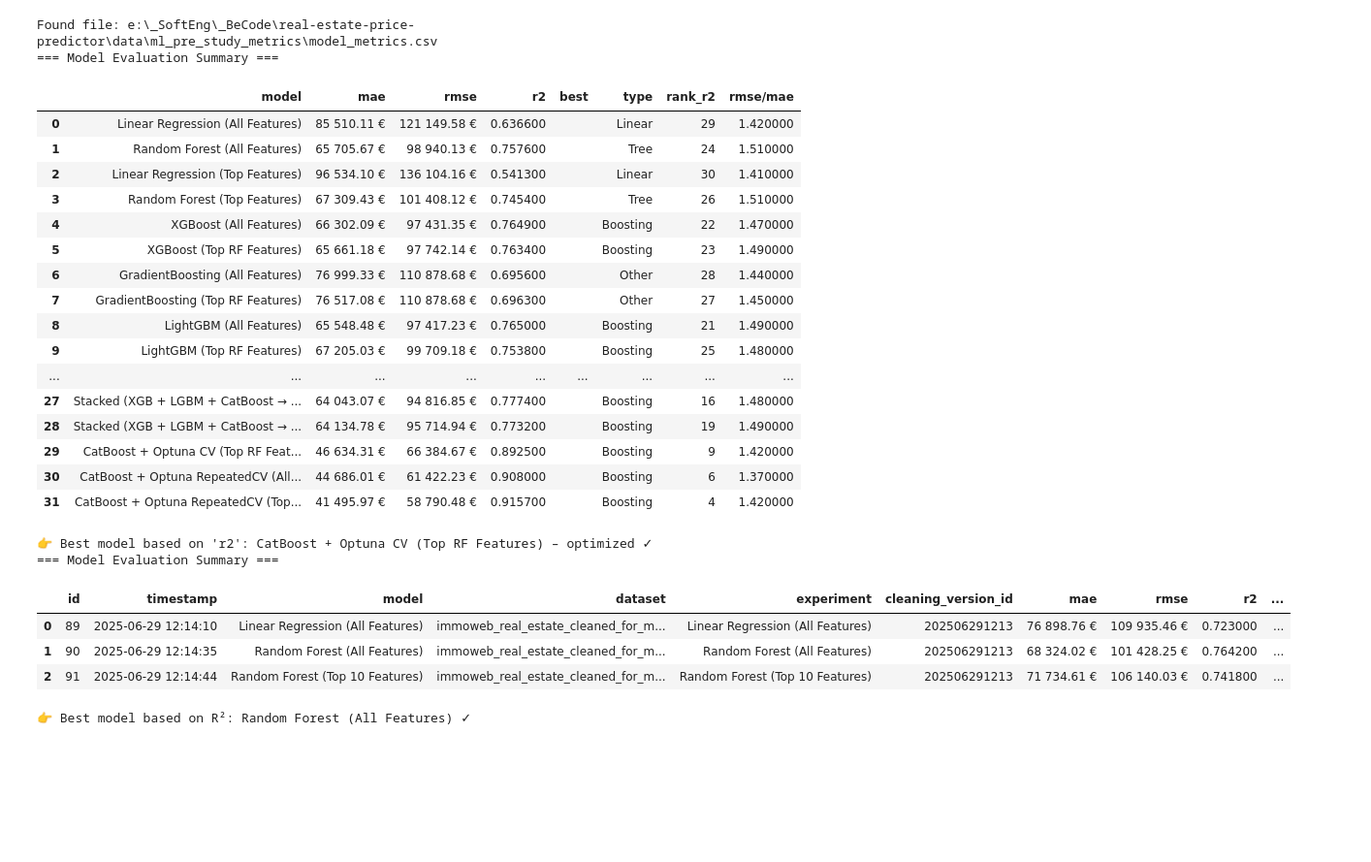
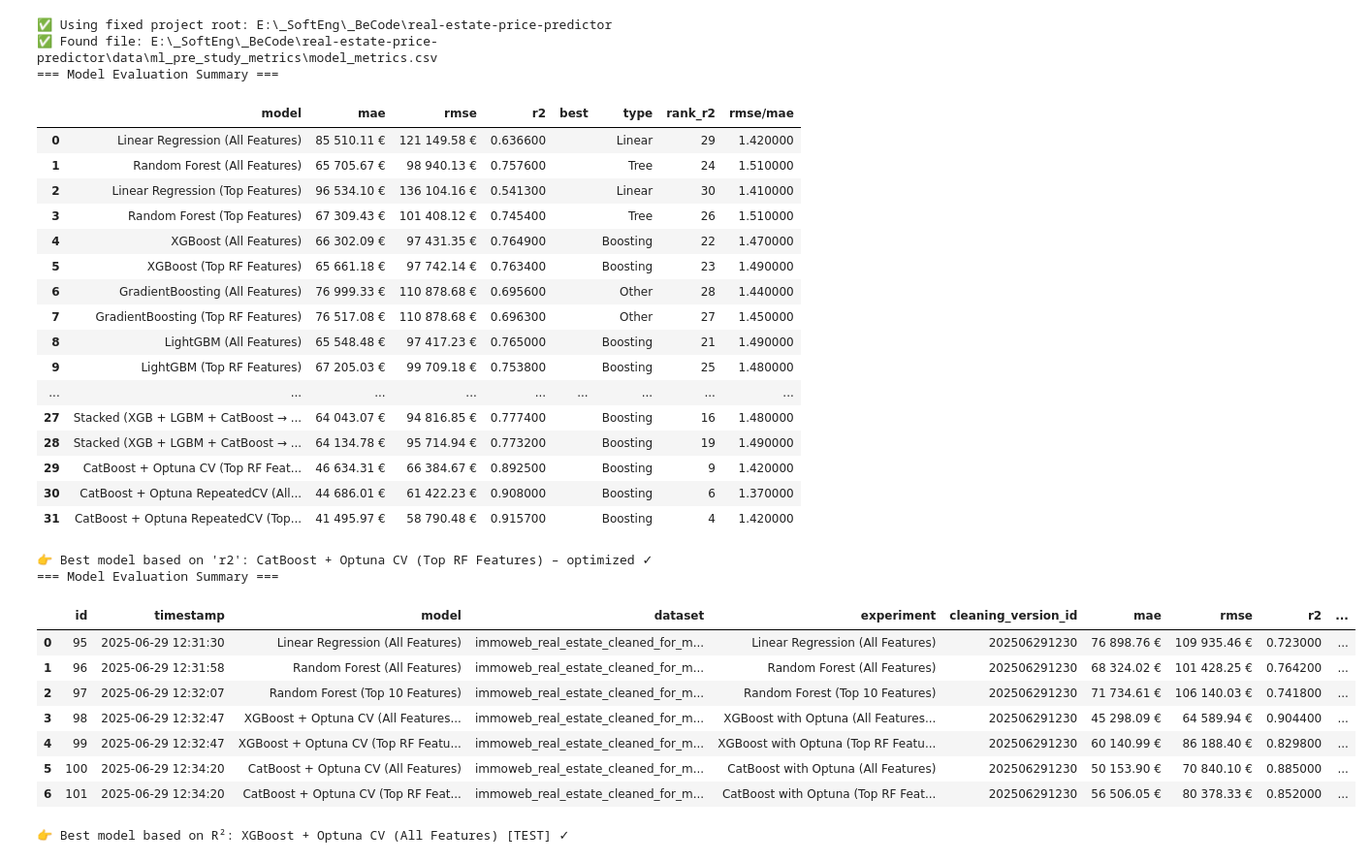
Before and after one commit to meganmarchale/real-estate-price-predictor, a Jupyter notebook: notebooks/pipeline/070_evaluation.ipynb, the cells around one changed output. Shown at 97% size. Saved outputs shown, nothing was run; the diff lists cells and outputs as text; code cells hidden in the pictures; blank space fills up the shorter version.

```diff
--- a/notebooks/pipeline/070_evaluation.ipynb
+++ b/notebooks/pipeline/070_evaluation.ipynb
@@ -3,27 +3,26 @@
 import os
 import sys
 import pandas as pd
+from pathlib import Path
 
-# === [1. Add project root to Python path dynamically] ===
-# This ensures imports work no matter where the script is launched from
-notebook_dir = os.getcwd()
-project_root = os.path.abspath(os.path.join(notebook_dir, "..", ".."))
-sys.path.append(project_root)
+# === [1. FORCING project root manually (bypass detection)] ===
+project_root = Path("E:/_SoftEng/_BeCode/real-estate-price-predictor")
+sys.path.append(str(project_root))
+print(f"✅ Using fixed project root: {project_root}")
 
-# === [2. Local imports from the project] ===
+# === [2. Local imports from utils] ===
 from utils.experiment_tracker import ExperimentTracker
 from utils.constants import METRICS_DB_PATH, CLEANED_DIR
 from utils.model_evaluator import ModelEvaluator
 from utils.model_table import ModelComparativeTable
 
 # === [3. Build absolute path to pre-study CSV file] ===
-csv_relative_path = os.path.join("data", "ml_pre_study_metrics", "model_metrics.csv")
-model_pre_study_path = os.path.abspath(os.path.join(project_root, csv_relative_path))
+model_pre_study_path = project_root / "data" / "ml_pre_study_metrics" / "model_metrics.csv"
 
 # === [4. Check if file exists before loading] ===
-if not os.path.isfile(model_pre_study_path):
-    raise FileNotFoundError(f"File not found: {model_pre_study_path}")
-print(f"Found file: {model_pre_study_path}")
+if not model_pre_study_path.exists():
+    raise FileNotFoundError(f"❌ File not found: {model_pre_study_path}")
+print(f"✅ Found file: {model_pre_study_path}")
 
 # === [5. Create model comparison object] ===
 mcp = ModelComparativeTable()
@@ -32,7 +31,7 @@ mcp = ModelComparativeTable()
 try:
     df_csv = pd.read_csv(model_pre_study_path)
     if df_csv.empty or "r2" not in df_csv.columns or df_csv["r2"].dropna().empty:
-        raise ValueError("CSV file is empty or missing valid 'r2' values.")
+        raise ValueError("⚠️ CSV file is empty or missing valid 'r2' values.")
     mcp.display_model_summary_pre_study(model_pre_study_path)
 except Exception as e:
     print("⚠️ Failed to display pre-study summary:", e)
@@ -40,35 +39,40 @@ except Exception as e:
 # === [7. Display live summary (from ExperimentTracker)] ===
 try:
     if not mcp.df_all_evals.empty:
         mcp.display_model_summary()
     else:
         print("⚠️ No experiment logs found in SQLite tracker.")
 except Exception as e:
     print("⚠️ Failed to display model summary:", e)
 # %% [output]
-Found file: e:\_SoftEng\_BeCode\real-estate-price-predictor\data\ml_pre_study_metrics\model_metrics.csv
+✅ Using fixed project root: E:\_SoftEng\_BeCode\real-estate-price-predictor
+✅ Found file: E:\_SoftEng\_BeCode\real-estate-price-predictor\data\ml_pre_study_metrics\model_metrics.csv
 === Model Evaluation Summary ===
 |  | model | mae | rmse | r2 | best | type | rank_r2 | rmse/mae |
 | 0 | Linear Regression (All Features) | 85 510.11 € | 121 149.58 € | 0.636600 |  | Linear | 29 | 1.420000 |
 | 1 | Random Forest (All Features) | 65 705.67 € | 98 940.13 € | 0.757600 |  | Tree | 24 | 1.510000 |
 | 2 | Linear Regression (Top Features) | 96 534.10 € | 136 104.16 € | 0.541300 |  | Linear | 30 | 1.410000 |
 | 3 | Random Forest (Top Features) | 67 309.43 € | 101 408.12 € | 0.745400 |  | Tree | 26 | 1.510000 |
 | 4 | XGBoost (All Features) | 66 302.09 € | 97 431.35 € | 0.764900 |  | Boosting | 22 | 1.470000 |
 | 5 | XGBoost (Top RF Features) | 65 661.18 € | 97 742.14 € | 0.763400 |  | Boosting | 23 | 1.490000 |
 | 6 | GradientBoosting (All Features) | 76 999.33 € | 110 878.68 € | 0.695600 |  | Other | 28 | 1.440000 |
 | 7 | GradientBoosting (Top RF Features) | 76 517.08 € | 110 878.68 € | 0.696300 |  | Other | 27 | 1.450000 |
 | 8 | LightGBM (All Features) | 65 548.48 € | 97 417.23 € | 0.765000 |  | Boosting | 21 | 1.490000 |
 | 9 | LightGBM (Top RF Features) | 67 205.03 € | 99 709.18 € | 0.753800 |  | Boosting | 25 | 1.480000 |
 | ... | ... | ... | ... | ... | ... | ... | ... | ... |
 | 27 | Stacked (XGB + LGBM + CatBoost → ... | 64 043.07 € | 94 816.85 € | 0.777400 |  | Boosting | 16 | 1.480000 |
 | 28 | Stacked (XGB + LGBM + CatBoost → ... | 64 134.78 € | 95 714.94 € | 0.773200 |  | Boosting | 19 | 1.490000 |
 | 29 | CatBoost + Optuna CV (Top RF Feat... | 46 634.31 € | 66 384.67 € | 0.892500 |  | Boosting | 9 | 1.420000 |
 | 30 | CatBoost + Optuna RepeatedCV (All... | 44 686.01 € | 61 422.23 € | 0.908000 |  | Boosting | 6 | 1.370000 |
 | 31 | CatBoost + Optuna RepeatedCV (Top... | 41 495.97 € | 58 790.48 € | 0.915700 |  | Boosting | 4 | 1.420000 |
 👉 Best model based on 'r2': CatBoost + Optuna CV (Top RF Features) – optimized ✓
 === Model Evaluation Summary ===
 |  | id | timestamp | model | dataset | experiment | cleaning_version_id | mae | rmse | r2 | ... |
-| 0 | 89 | 2025-06-29 12:14:10 | Linear Regression (All Features) | immoweb_real_estate_cleaned_for_m... | Linear Regression (All Features) | 202506291213 | 76 898.76 € | 109 935.46 € | 0.723000 | ... |
-| 1 | 90 | 2025-06-29 12:14:35 | Random Forest (All Features) | immoweb_real_estate_cleaned_for_m... | Random Forest (All Features) | 202506291213 | 68 324.02 € | 101 428.25 € | 0.764200 | ... |
-| 2 | 91 | 2025-06-29 12:14:44 | Random Forest (Top 10 Features) | immoweb_real_estate_cleaned_for_m... | Random Forest (Top 10 Features) | 202506291213 | 71 734.61 € | 106 140.03 € | 0.741800 | ... |
+| 0 | 95 | 2025-06-29 12:31:30 | Linear Regression (All Features) | immoweb_real_estate_cleaned_for_m... | Linear Regression (All Features) | 202506291230 | 76 898.76 € | 109 935.46 € | 0.723000 | ... |
+| 1 | 96 | 2025-06-29 12:31:58 | Random Forest (All Features) | immoweb_real_estate_cleaned_for_m... | Random Forest (All Features) | 202506291230 | 68 324.02 € | 101 428.25 € | 0.764200 | ... |
+| 2 | 97 | 2025-06-29 12:32:07 | Random Forest (Top 10 Features) | immoweb_real_estate_cleaned_for_m... | Random Forest (Top 10 Features) | 202506291230 | 71 734.61 € | 106 140.03 € | 0.741800 | ... |
+| 3 | 98 | 2025-06-29 12:32:47 | XGBoost + Optuna CV (All Features... | immoweb_real_estate_cleaned_for_m... | XGBoost with Optuna (All Features... | 202506291230 | 45 298.09 € | 64 589.94 € | 0.904400 | ... |
+| 4 | 99 | 2025-06-29 12:32:47 | XGBoost + Optuna CV (Top RF Featu... | immoweb_real_estate_cleaned_for_m... | XGBoost with Optuna (Top RF Featu... | 202506291230 | 60 140.99 € | 86 188.40 € | 0.829800 | ... |
+| 5 | 100 | 2025-06-29 12:34:20 | CatBoost + Optuna CV (All Features) | immoweb_real_estate_cleaned_for_m... | CatBoost with Optuna (All Features) | 202506291230 | 50 153.90 € | 70 840.10 € | 0.885000 | ... |
+| 6 | 101 | 2025-06-29 12:34:20 | CatBoost + Optuna CV (Top RF Feat... | immoweb_real_estate_cleaned_for_m... | CatBoost with Optuna (Top RF Feat... | 202506291230 | 56 506.05 € | 80 378.33 € | 0.852000 | ... |
-👉 Best model based on R²: Random Forest (All Features) ✓
+👉 Best model based on R²: XGBoost + Optuna CV (All Features) [TEST] ✓
```
Also changed, not shown: 37 other files.
